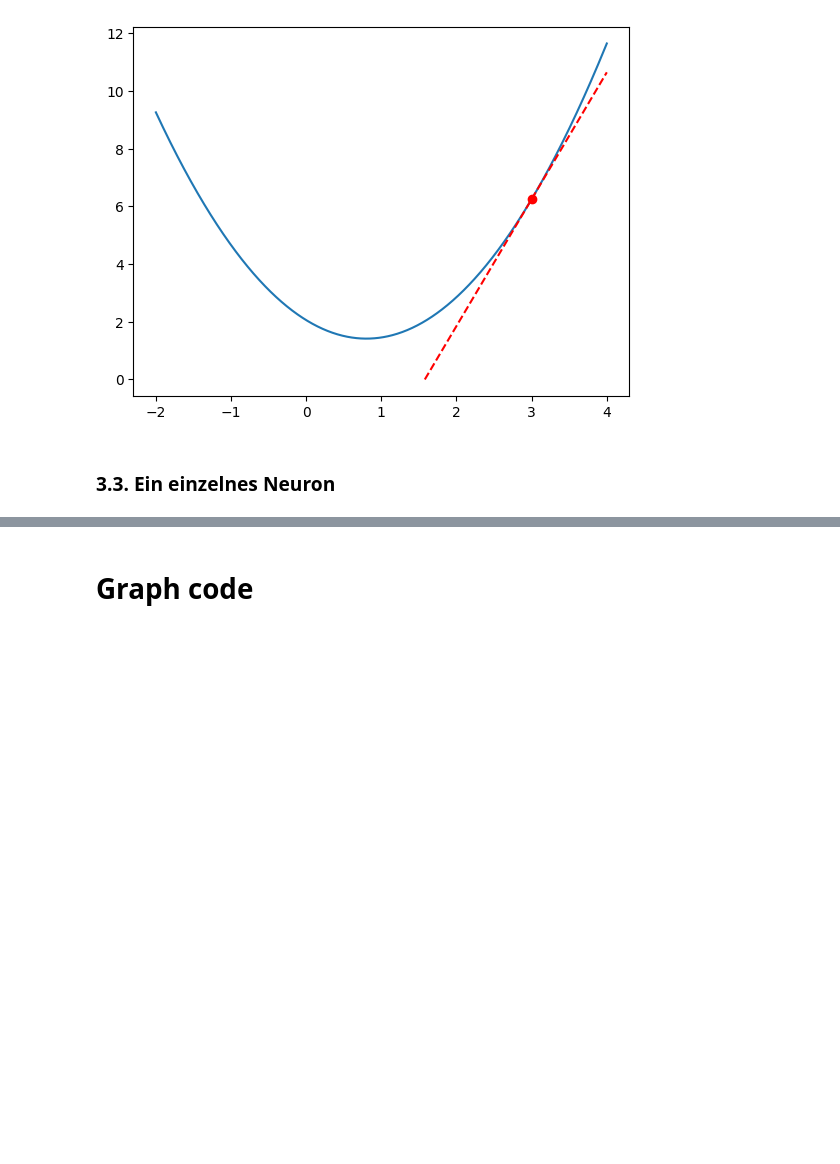
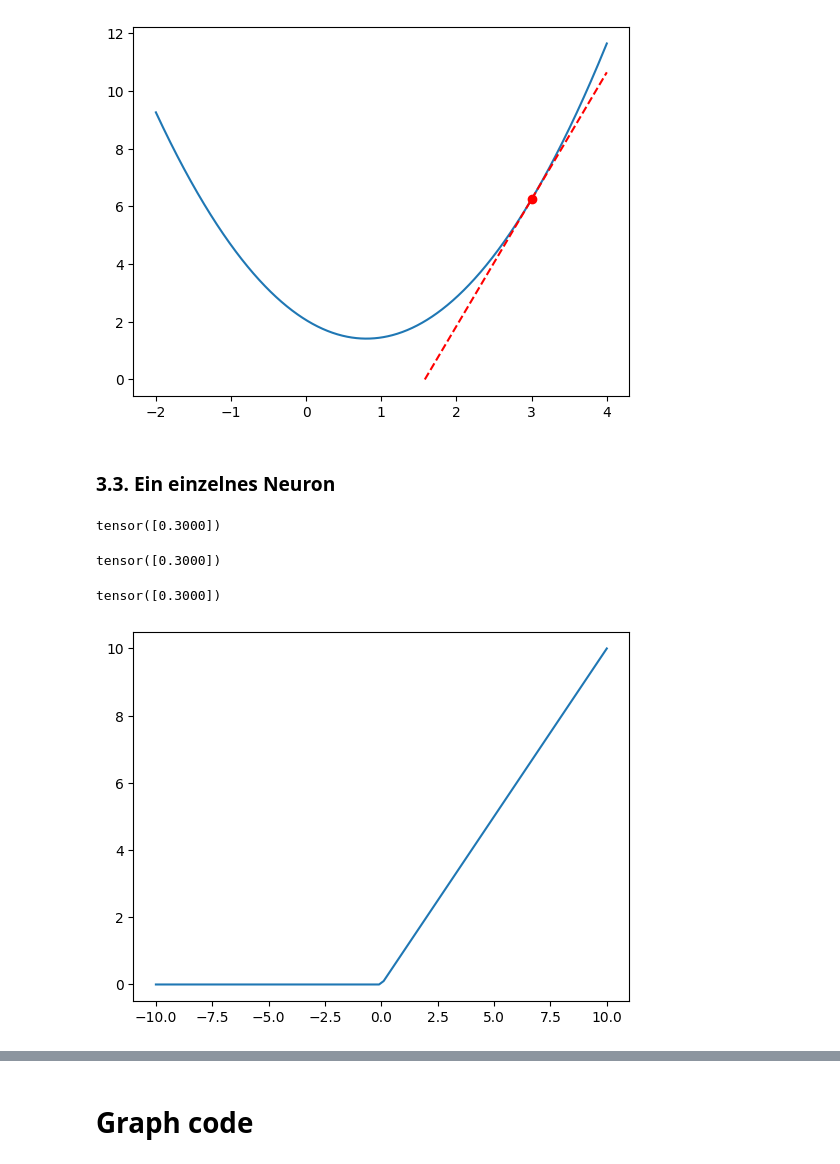
Before and after one commit to sadilek/ki-vortrag, a Jupyter notebook: vortrag.ipynb, the cells around one changed output, grey strips where cells are left out. Cells and saved outputs as stored; diff of their text form; code cells hidden in the pictures; blank space fills up the shorter version.

```diff
--- a/vortrag.ipynb
+++ b/vortrag.ipynb
@@ -352,3 +343,22 @@ import lib
+# %%
+input = torch.tensor([0.1, 0.2, 0.3, 0.2])
+W = torch.tensor([1.0, -2.0, -1.0, 2.0])
+b = torch.tensor([0.5])
+input[0] * W[0] + input[1] * W[1] + input[2] * W[2] + input[3] * W[3] + b
+# %% [output]
+tensor([0.3000])
+# %%
+W @ input + b
+# %% [output]
+tensor([0.3000])
+# %%
+torch.relu(W @ input + b)
+# %% [output]
+tensor([0.3000])
+# %%
+lib.plot_f(torch.relu)
+# %% [output]
+[figure, added]
 # %%
 input = torch.tensor([0.1, 0.2, 0.3, 0.2])
 W = torch.tensor([[1.0, -2.0, -1.0, 2.0]])
```
Also changed, not shown: parts of 28 cells of this notebook, 1 other file.
